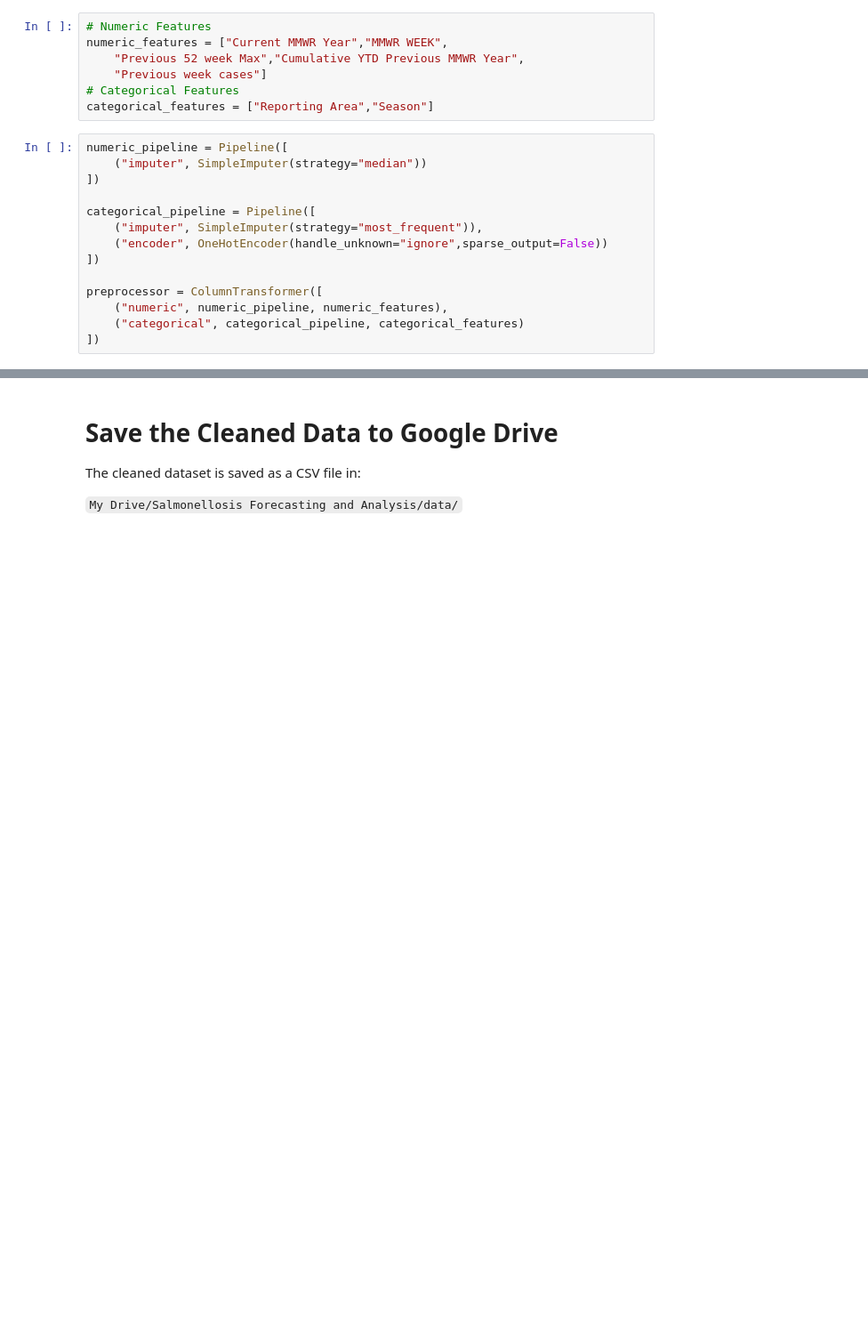
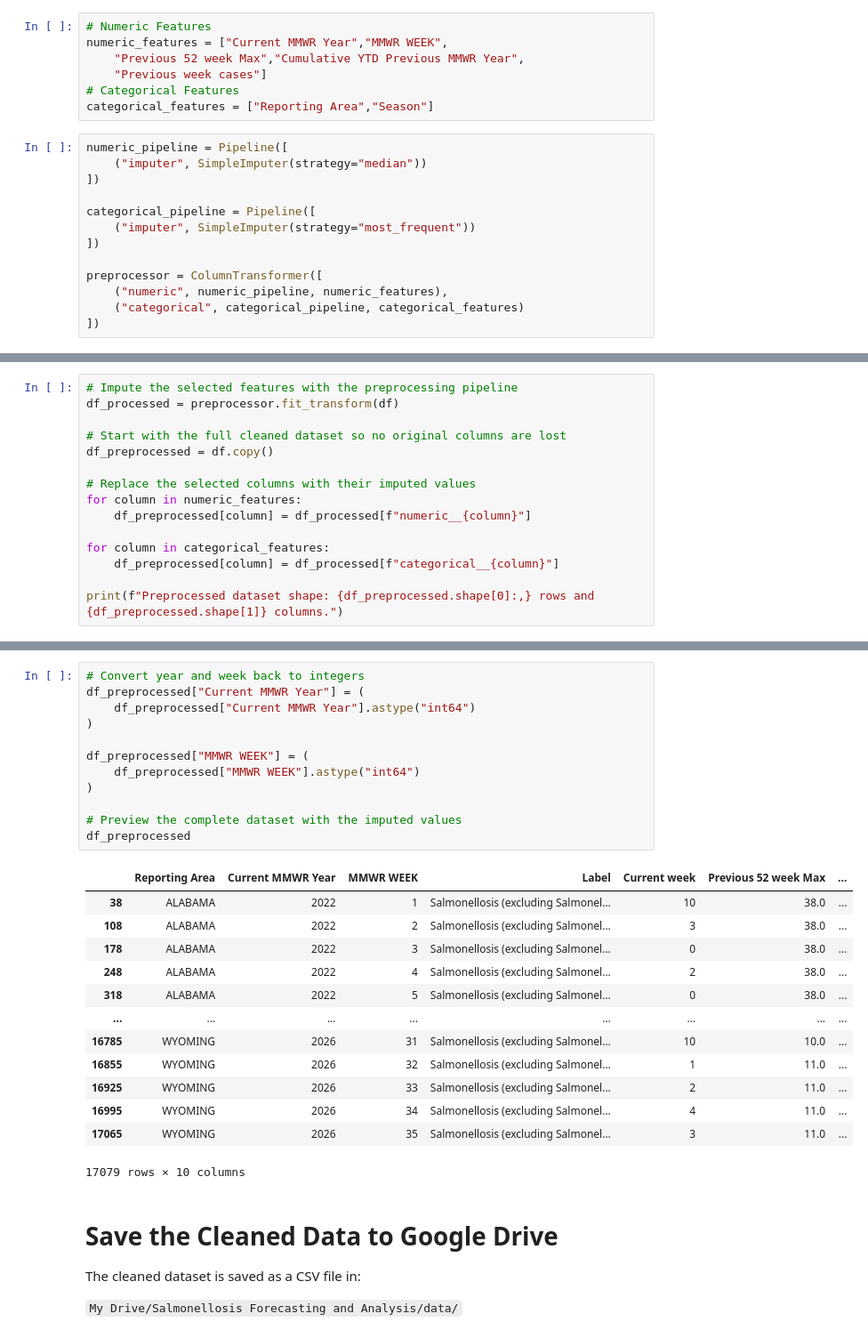
Before and after one commit to Husam-Sawalha/salmonellosis-forecasting-analysis, a Jupyter notebook: notebooks/01_preparing_data.ipynb, the cells around one changed output, grey strips where cells are left out. Shown at 89% size. Drawn from its saved outputs; the diff is of its cells as text; blank space fills up the shorter version.

```diff
--- a/notebooks/01_preparing_data.ipynb
+++ b/notebooks/01_preparing_data.ipynb
@@ -532,8 +532,7 @@ numeric_pipeline = Pipeline([
 ])
 
 categorical_pipeline = Pipeline([
-    ("imputer", SimpleImputer(strategy="most_frequent")),
-    ("encoder", OneHotEncoder(handle_unknown="ignore",sparse_output=False))
+    ("imputer", SimpleImputer(strategy="most_frequent"))
 ])
 
 preprocessor = ColumnTransformer([
@@ -548,0 +542,15 @@ np.int64(0)
+# %%
+# Impute the selected features with the preprocessing pipeline
+df_processed = preprocessor.fit_transform(df)
+
+# Start with the full cleaned dataset so no original columns are lost
+df_preprocessed = df.copy()
+
+# Replace the selected columns with their imputed values
+for column in numeric_features:
+    df_preprocessed[column] = df_processed[f"numeric__{column}"]
+
+for column in categorical_features:
+    df_preprocessed[column] = df_processed[f"categorical__{column}"]
+
+print(f"Preprocessed dataset shape: {df_preprocessed.shape[0]:,} rows and {df_preprocessed.shape[1]} columns.")
@@ -549,3 +575,29 @@ np.int64(0)
+# %%
+# Convert year and week back to integers
+df_preprocessed["Current MMWR Year"] = (
+    df_preprocessed["Current MMWR Year"].astype("int64")
+)
+
+df_preprocessed["MMWR WEEK"] = (
+    df_preprocessed["MMWR WEEK"].astype("int64")
+)
+
+# Preview the complete dataset with the imputed values
+df_preprocessed
+# %% [output]
+|  | Reporting Area | Current MMWR Year | MMWR WEEK | Label | Current week | Previous 52 week Max | ... |
+| 38 | ALABAMA | 2022 | 1 | Salmonellosis (excluding Salmonel... | 10 | 38.0 | ... |
+| 108 | ALABAMA | 2022 | 2 | Salmonellosis (excluding Salmonel... | 3 | 38.0 | ... |
+| 178 | ALABAMA | 2022 | 3 | Salmonellosis (excluding Salmonel... | 0 | 38.0 | ... |
+| 248 | ALABAMA | 2022 | 4 | Salmonellosis (excluding Salmonel... | 2 | 38.0 | ... |
+| 318 | ALABAMA | 2022 | 5 | Salmonellosis (excluding Salmonel... | 0 | 38.0 | ... |
+| ... | ... | ... | ... | ... | ... | ... | ... |
+| 16785 | WYOMING | 2026 | 31 | Salmonellosis (excluding Salmonel... | 10 | 10.0 | ... |
+| 16855 | WYOMING | 2026 | 32 | Salmonellosis (excluding Salmonel... | 1 | 11.0 | ... |
+| 16925 | WYOMING | 2026 | 33 | Salmonellosis (excluding Salmonel... | 2 | 11.0 | ... |
+| 16995 | WYOMING | 2026 | 34 | Salmonellosis (excluding Salmonel... | 4 | 11.0 | ... |
+| 17065 | WYOMING | 2026 | 35 | Salmonellosis (excluding Salmonel... | 3 | 11.0 | ... |
+17079 rows × 10 columns
 # %% [markdown]
 # Save the Cleaned Data to Google Drive
 
```
Also changed, not shown: parts of 6 cells of this notebook.
